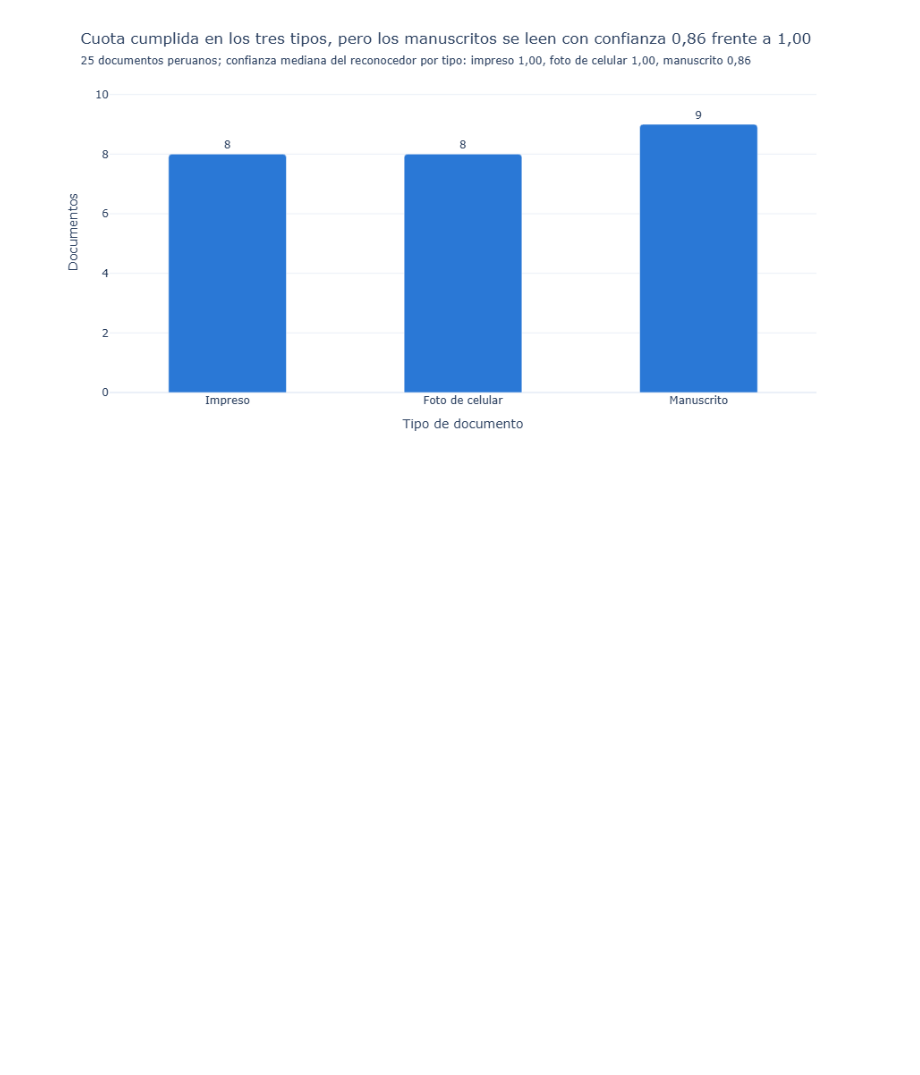
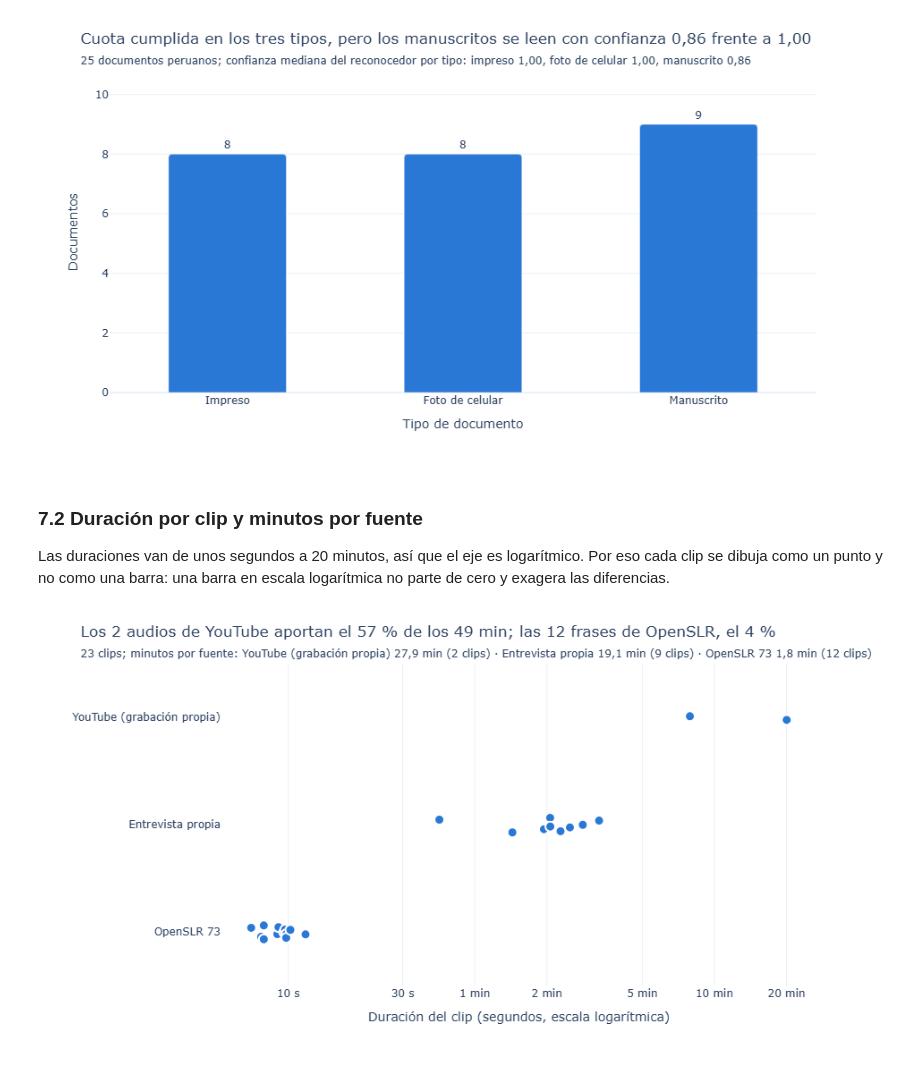
Before and after one commit to IvettexMamani/diplomado-python-2026, a Jupyter notebook: tarea_2/01_extraccion.ipynb, the cells around one changed output. Drawn from its saved outputs; the diff is of its cells as text; code cells hidden in the pictures; blank space fills up the shorter version.

Commit message:
eda: duración por clip y minutos por fuente; los 2 audios de YouTube aportan el 57 % de los 49 min
Puntos por clip sobre un eje logarítmico (de 7 s a 20 min), con los minutos y clips por fuente en el
subtítulo: YouTube 27,9 min (2 clips), entrevistas 19,1 min (9) y OpenSLR 73 1,8 min (12).

Refs #8

Co-Authored-By: Claude Opus 5.5 <noreply@anthropic.com>

```diff
--- a/tarea_2/01_extraccion.ipynb
+++ b/tarea_2/01_extraccion.ipynb
@@ -1042,3 +1042,28 @@ fig1.update_layout(barcornerradius=4, yaxis_range=[0, por_tipo["documentos"].max
 fig1.show()
 # %% [output]
 [figure]
+# %% [markdown]
+### 7.2 Duración por clip y minutos por fuente
+
+Las duraciones van de unos segundos a 20 minutos, así que el eje es logarítmico. Por eso cada clip se dibuja como un punto y no como una barra: una barra en escala logarítmica no parte de cero y exagera las diferencias.
+# %%
+minutos_fuente = audios.groupby("fuente", sort=False)["duracion_seg"].sum().div(60).reindex(FUENTES_AUDIO)
+pct = (100 * minutos_fuente / minutos_fuente.sum()).round(0)
+yt = minutos_fuente.index[0]
+titulo = (f"Los 2 audios de YouTube aportan el {pct[yt]:.0f} % de los {minutos_fuente.sum():.0f} min; "
+          f"las 12 frases de OpenSLR, el {pct['OpenSLR 73']:.0f} %")
+
+fig2 = px.strip(audios.assign(minutos=audios["duracion_seg"] / 60), x="duracion_seg", y="fuente",
+                hover_name="id", hover_data={"minutos": ":.1f", "duracion_seg": ":.1f", "fuente": False},
+                category_orders={"fuente": FUENTES_AUDIO},
+                labels={"duracion_seg": "Duración del clip (segundos, escala logarítmica)", "fuente": ""})
+fig2.update_traces(marker=dict(color=AZUL, size=11, line=dict(color="white", width=2)), jitter=0.35)
+fig2.update_xaxes(type="log", tickvals=[5, 10, 30, 60, 120, 300, 600, 1200],
+                  ticktext=["5 s", "10 s", "30 s", "1 min", "2 min", "5 min", "10 min", "20 min"])
+fig2.update_layout(title=dict(text=titulo, subtitle=dict(text=(
+    f"{len(audios)} clips; minutos por fuente: " +
+    " · ".join(f"{f} {coma(m, 1)} min ({n} clips)" for f, m, n in
+               zip(minutos_fuente.index, minutos_fuente, audios["fuente"].value_counts().reindex(FUENTES_AUDIO)))))))
+fig2.show()
+# %% [output]
+[figure, added]
```
